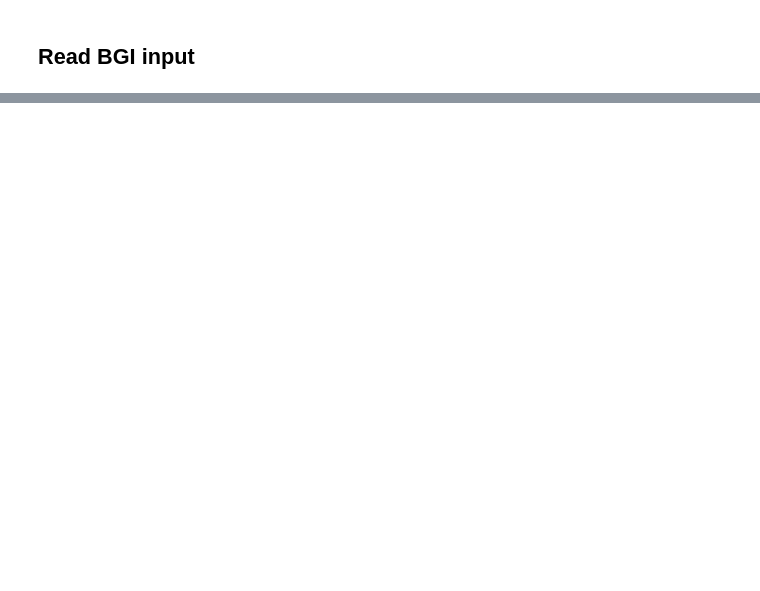
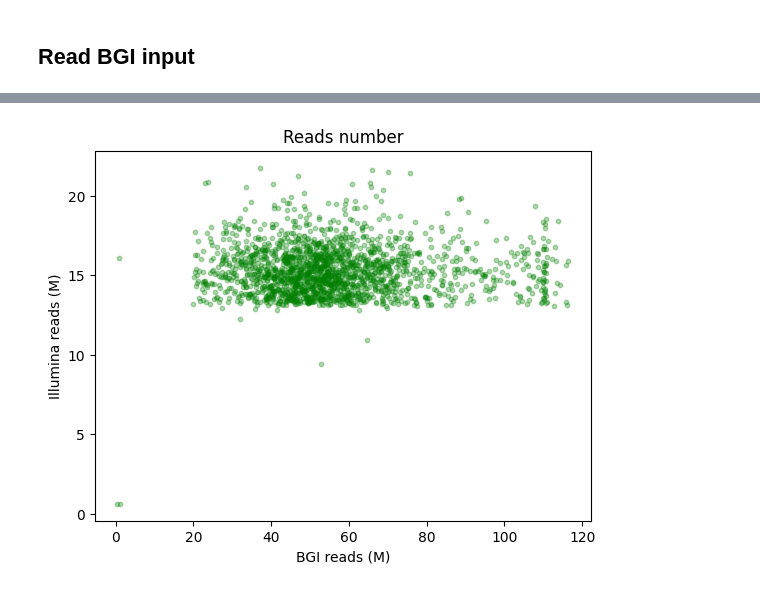
Before and after one commit to Chartiza/2023_TwoSamples_Sets, a Jupyter notebook: Two_sets.ipynb, the cells around one changed output, grey strips where cells are left out. Drawn from its saved outputs; the diff is of its cells as text; code cells hidden in the pictures; blank space fills up the shorter version.

```diff
--- a/Two_sets.ipynb
+++ b/Two_sets.ipynb
@@ -58,0 +31,8 @@ results.head(2)
+# %%
+plt.scatter(rn['BGI_reads_numb']/1000000, rn['Illumina_reads_numb']/1000000, s=10, c='green', alpha=0.3)
+plt.xlabel('BGI reads (M)')
+plt.ylabel('Illumina reads (M)')
+plt.title('Reads number')
+plt.savefig('results/ReadsNumb_both_sets.png', dpi=300)
+# %% [output]
+[figure, added]
```
Also changed, not shown: parts of 22 cells of this notebook.
